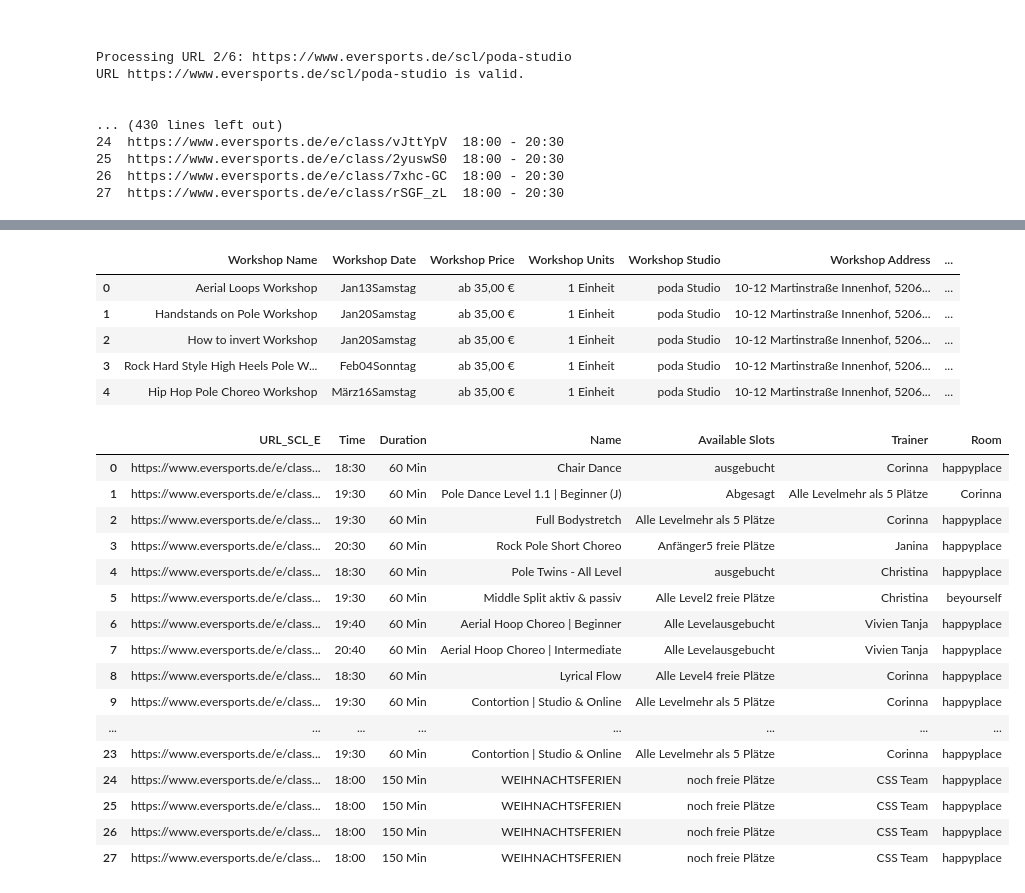
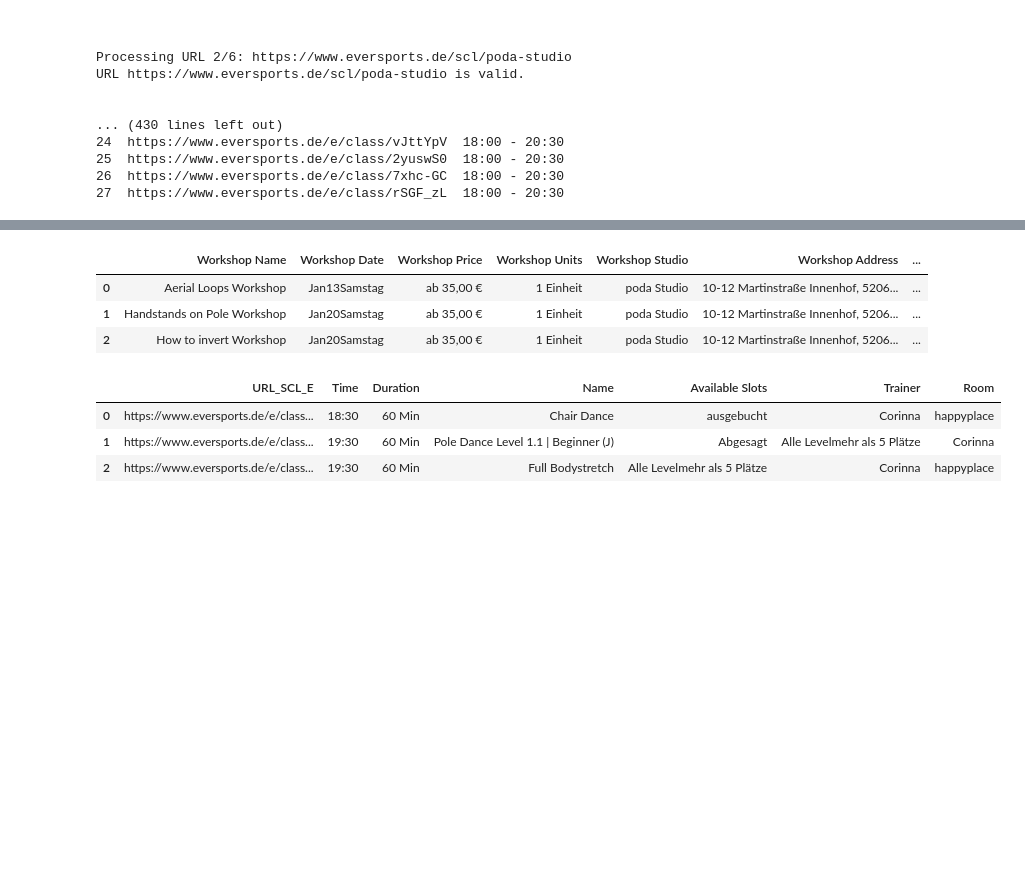
Before and after one commit to hamudal/Hall_of_Pole_Version_5, a Jupyter notebook: 1_Latest_version_Hop_Scrapper_V5/Scrapper_V2/MainFrame.ipynb, the cells around one changed output, grey strips where cells are left out. Drawn from its saved outputs; the diff is of its cells as text; code cells hidden in the pictures; blank space fills up the shorter version.

Commit message:
CSV POLE Studio

```diff
--- a/1_Latest_version_Hop_Scrapper_V5/Scrapper_V2/MainFrame.ipynb
+++ b/1_Latest_version_Hop_Scrapper_V5/Scrapper_V2/MainFrame.ipynb
@@ -73,30 +75,15 @@ pole_studio_df
 # %%
-workshops_df
+workshops_df[:3]
 # %% [output]
 |  | Workshop Name | Workshop Date | Workshop Price | Workshop Units | Workshop Studio | Workshop Address | ... |
 | 0 | Aerial Loops Workshop | Jan13Samstag | ab 35,00 € | 1 Einheit | poda Studio | 10-12 Martinstraße Innenhof, 5206... | ... |
 | 1 | Handstands on Pole Workshop | Jan20Samstag | ab 35,00 € | 1 Einheit | poda Studio | 10-12 Martinstraße Innenhof, 5206... | ... |
 | 2 | How to invert Workshop | Jan20Samstag | ab 35,00 € | 1 Einheit | poda Studio | 10-12 Martinstraße Innenhof, 5206... | ... |
-| 3 | Rock Hard Style High Heels Pole W... | Feb04Sonntag | ab 35,00 € | 1 Einheit | poda Studio | 10-12 Martinstraße Innenhof, 5206... | ... |
-| 4 | Hip Hop Pole Choreo Workshop | März16Samstag | ab 35,00 € | 1 Einheit | poda Studio | 10-12 Martinstraße Innenhof, 5206... | ... |
 # %%
-classes_df
+classes_df[:3]
 # %% [output]
 |  | URL_SCL_E | Time | Duration | Name | Available Slots | Trainer | Room |
 | 0 | https://www.eversports.de/e/class... | 18:30 | 60 Min | Chair Dance | ausgebucht | Corinna | happyplace |
 | 1 | https://www.eversports.de/e/class... | 19:30 | 60 Min | Pole Dance Level 1.1 | Beginner (J) | Abgesagt | Alle Levelmehr als 5 Plätze | Corinna |
 | 2 | https://www.eversports.de/e/class... | 19:30 | 60 Min | Full Bodystretch | Alle Levelmehr als 5 Plätze | Corinna | happyplace |
-| 3 | https://www.eversports.de/e/class... | 20:30 | 60 Min | Rock Pole Short Choreo | Anfänger5 freie Plätze | Janina | happyplace |
-| 4 | https://www.eversports.de/e/class... | 18:30 | 60 Min | Pole Twins - All Level | ausgebucht | Christina | happyplace |
-| 5 | https://www.eversports.de/e/class... | 19:30 | 60 Min | Middle Split aktiv & passiv | Alle Level2 freie Plätze | Christina | beyourself |
-| 6 | https://www.eversports.de/e/class... | 19:40 | 60 Min | Aerial Hoop Choreo | Beginner | Alle Levelausgebucht | Vivien Tanja | happyplace |
-| 7 | https://www.eversports.de/e/class... | 20:40 | 60 Min | Aerial Hoop Choreo | Intermediate | Alle Levelausgebucht | Vivien Tanja | happyplace |
-| 8 | https://www.eversports.de/e/class... | 18:30 | 60 Min | Lyrical Flow | Alle Level4 freie Plätze | Corinna | happyplace |
-| 9 | https://www.eversports.de/e/class... | 19:30 | 60 Min | Contortion | Studio & Online | Alle Levelmehr als 5 Plätze | Corinna | happyplace |
-| ... | ... | ... | ... | ... | ... | ... | ... |
-| 23 | https://www.eversports.de/e/class... | 19:30 | 60 Min | Contortion | Studio & Online | Alle Levelmehr als 5 Plätze | Corinna | happyplace |
-| 24 | https://www.eversports.de/e/class... | 18:00 | 150 Min | WEIHNACHTSFERIEN | noch freie Plätze | CSS Team | happyplace |
-| 25 | https://www.eversports.de/e/class... | 18:00 | 150 Min | WEIHNACHTSFERIEN | noch freie Plätze | CSS Team | happyplace |
-| 26 | https://www.eversports.de/e/class... | 18:00 | 150 Min | WEIHNACHTSFERIEN | noch freie Plätze | CSS Team | happyplace |
-| 27 | https://www.eversports.de/e/class... | 18:00 | 150 Min | WEIHNACHTSFERIEN | noch freie Plätze | CSS Team | happyplace |
 # %%
```
Also changed, not shown: parts of 5 cells of this notebook, 1 other file.
